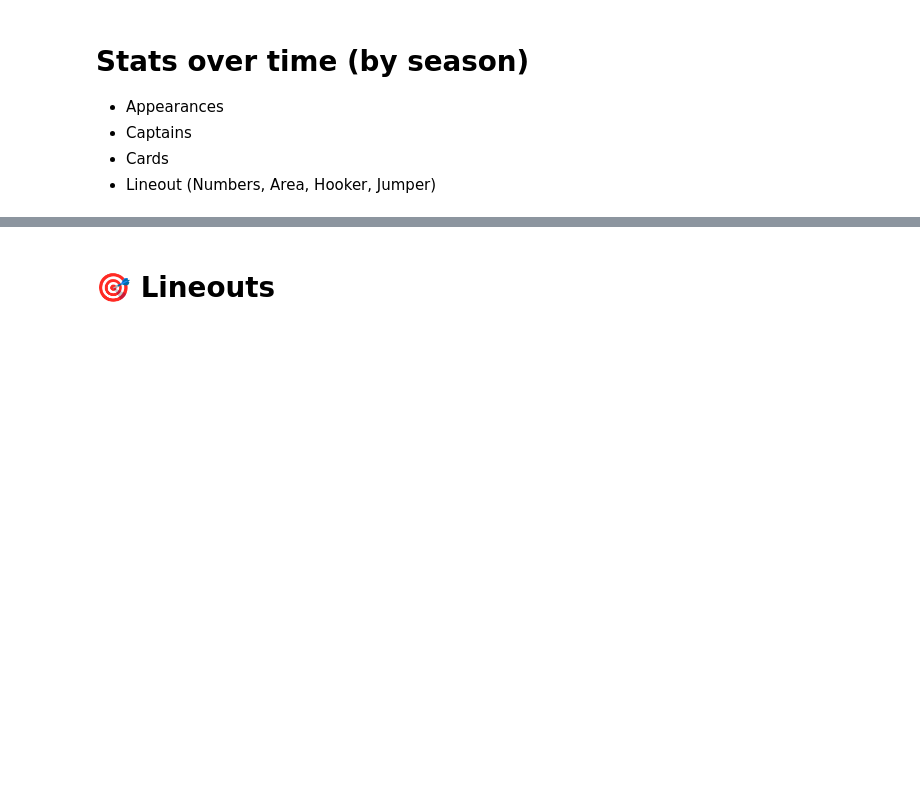
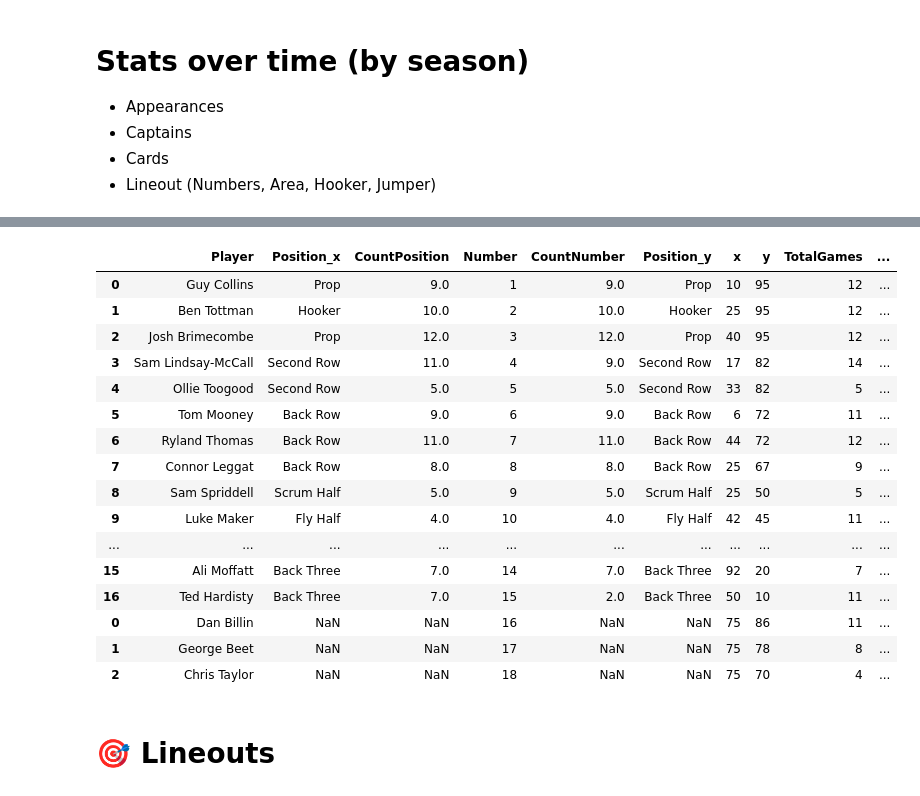
Before and after one commit to samnlindsay/RugbyResults, a Jupyter notebook: Analysis.ipynb, the cells around one changed output, grey strips where cells are left out. Cells and saved outputs as stored; diff of their text form; code cells hidden in the pictures; blank space fills up the shorter version.

```diff
--- a/Analysis.ipynb
+++ b/Analysis.ipynb
@@ -65 +60,21 @@ plot_games_by_player(0, min_games=10, agg=False)
+# %%
+team_of_the_season(1, "2024/25")
+# %% [output]
+|  | Player | Position_x | CountPosition | Number | CountNumber | Position_y | x | y | TotalGames | ... |
+| 0 | Guy Collins | Prop | 9.0 | 1 | 9.0 | Prop | 10 | 95 | 12 | ... |
+| 1 | Ben Tottman | Hooker | 10.0 | 2 | 10.0 | Hooker | 25 | 95 | 12 | ... |
+| 2 | Josh Brimecombe | Prop | 12.0 | 3 | 12.0 | Prop | 40 | 95 | 12 | ... |
+| 3 | Sam Lindsay-McCall | Second Row | 11.0 | 4 | 9.0 | Second Row | 17 | 82 | 14 | ... |
+| 4 | Ollie Toogood | Second Row | 5.0 | 5 | 5.0 | Second Row | 33 | 82 | 5 | ... |
+| 5 | Tom Mooney | Back Row | 9.0 | 6 | 9.0 | Back Row | 6 | 72 | 11 | ... |
+| 6 | Ryland Thomas | Back Row | 11.0 | 7 | 11.0 | Back Row | 44 | 72 | 12 | ... |
+| 7 | Connor Leggat | Back Row | 8.0 | 8 | 8.0 | Back Row | 25 | 67 | 9 | ... |
+| 8 | Sam Spriddell | Scrum Half | 5.0 | 9 | 5.0 | Scrum Half | 25 | 50 | 5 | ... |
+| 9 | Luke Maker | Fly Half | 4.0 | 10 | 4.0 | Fly Half | 42 | 45 | 11 | ... |
+| ... | ... | ... | ... | ... | ... | ... | ... | ... | ... | ... |
+| 15 | Ali Moffatt | Back Three | 7.0 | 14 | 7.0 | Back Three | 92 | 20 | 7 | ... |
+| 16 | Ted Hardisty | Back Three | 7.0 | 15 | 2.0 | Back Three | 50 | 10 | 11 | ... |
+| 0 | Dan Billin | NaN | NaN | 16 | NaN | NaN | 75 | 86 | 11 | ... |
+| 1 | George Beet | NaN | NaN | 17 | NaN | NaN | 75 | 78 | 8 | ... |
+| 2 | Chris Taylor | NaN | NaN | 18 | NaN | NaN | 75 | 70 | 4 | ... |
 # %%
```
Also changed, not shown: parts of 4 cells of this notebook, 33 other files.
